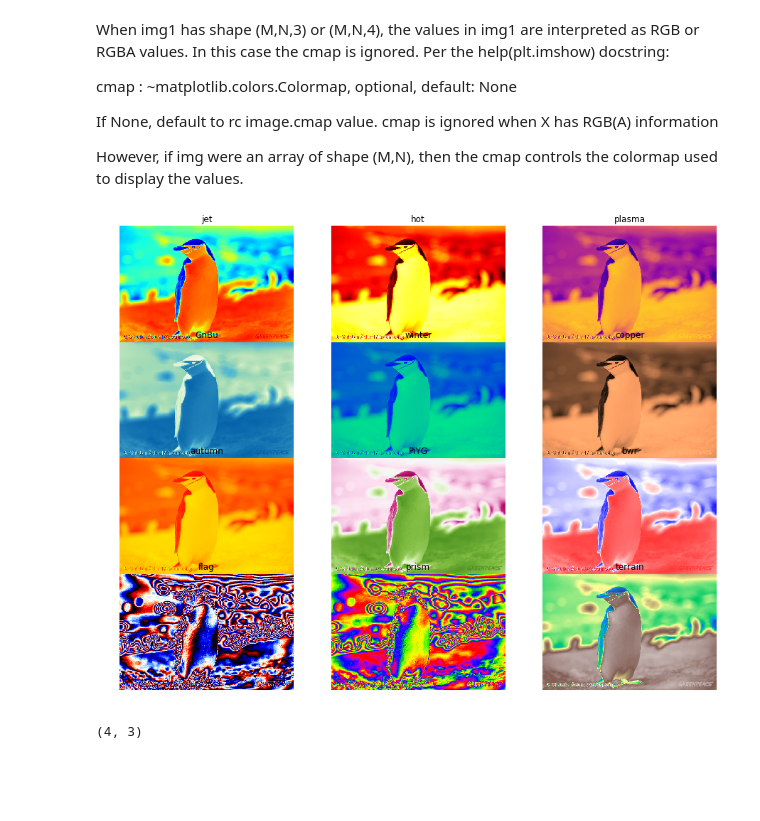
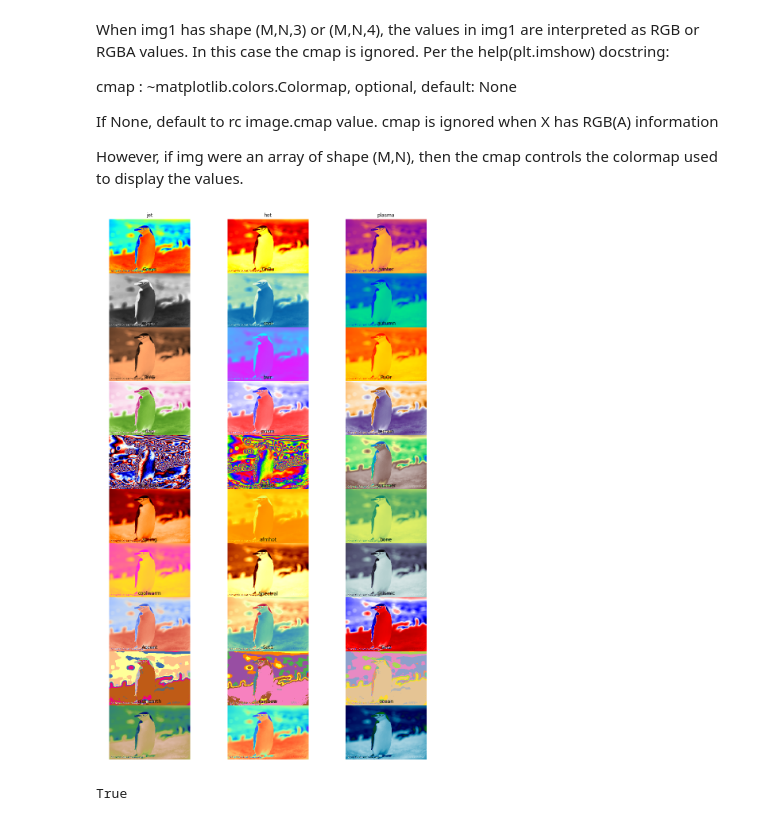
Before and after one commit to rafaelmcam/UFPE---Processamento-de-Imagem-2019.1-DES-, a Jupyter notebook: 13aula/Morfológico.ipynb, the cells around one changed output. Saved outputs shown, nothing was run; the diff lists cells and outputs as text; code cells hidden in the pictures; blank space fills up the shorter version.

Commit message:
Update ReadMeImages cmap.

```diff
--- a/13aula/Morfológico.ipynb
+++ b/13aula/Morfológico.ipynb
@@ -222,29 +222,31 @@ If None, default to rc image.cmap value. cmap is ignored when  X has RGB(A) info
 
 However, if img were an array of shape (M,N), then the cmap controls the colormap used to display the values.
 # %%
-fig, ax = plt.subplots(4, 3, figsize=(16, 12))
+lst = np.array([
+    ["jet", "hot", "plasma"],
+    ["Greys", "GnBu", "winter"],
+    ["copper", "cool", "autumn"],
+    ["PiYG", "bwr", "PuOr"],
+    ["flag", "prism", "terrain"],
+    ["gist_heat", "Wistia", "summer"],
+    ["spring", "afmhot", "bone"],
+    ["coolwarm", "Spectral", "seismic"],
+    ["Accent", "Set1", "Set2"],
+    ["gist_earth", "rainbow", "ocean"]
+])
+
+fig, ax = plt.subplots(lst.shape[0], lst.shape[1], figsize=(16, 25))
 fig.subplots_adjust(hspace=0, wspace=0)
 
 [axi.set_axis_off() for axi in ax.ravel()]
 
-lst = [
-        "jet", "hot", "plasma",
-        "Greys", "GnBu", "winter",
-        "copper", "cool", "autumn",
-        "PiYG", "bwr", "PuOr",
-        "flag", "prism", "terrain"
-
-      ]
-
 for x in range(ax.shape[0]):
     for y in range(ax.shape[1]):
-        curr = x * ax.shape[0] + y
-        #print(ax.shape[0], ax.shape[1], curr)
-        ax[x][y].set_title(lst[curr])
-        ax[x][y].imshow(img1_gs, cmap = lst[curr])
+        ax[x][y].set_title(lst[x][y])
+        ax[x][y].imshow(img1_gs, cmap = lst[x][y])
 # %% [output]
-[figure, old version]
+[figure, new version]
-# %%
-ax.shape
-# %% [output]
-(4, 3)
+# %%
+np.unique(lst).shape[0] == lst.shape[0]*lst.shape[1]
+# %% [output]
+True
```
Also changed, not shown: parts of 1 cell of this notebook, 1 other file.
